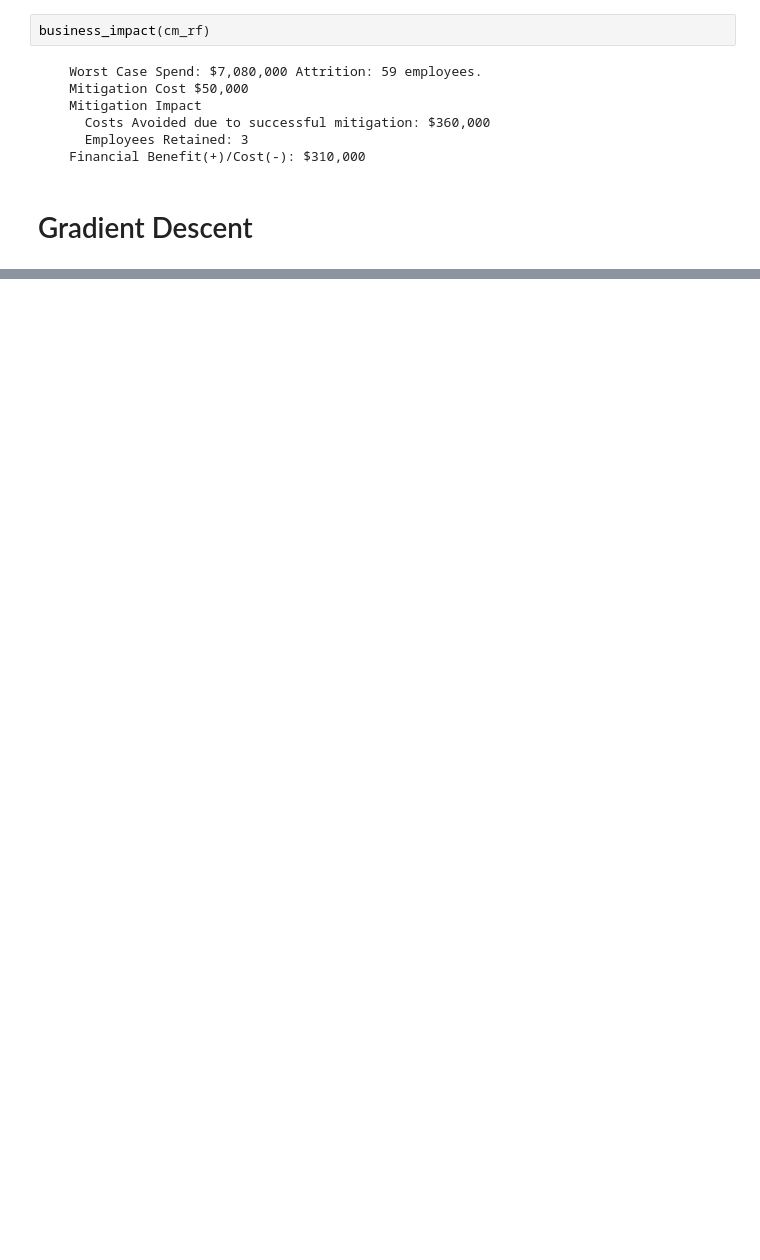
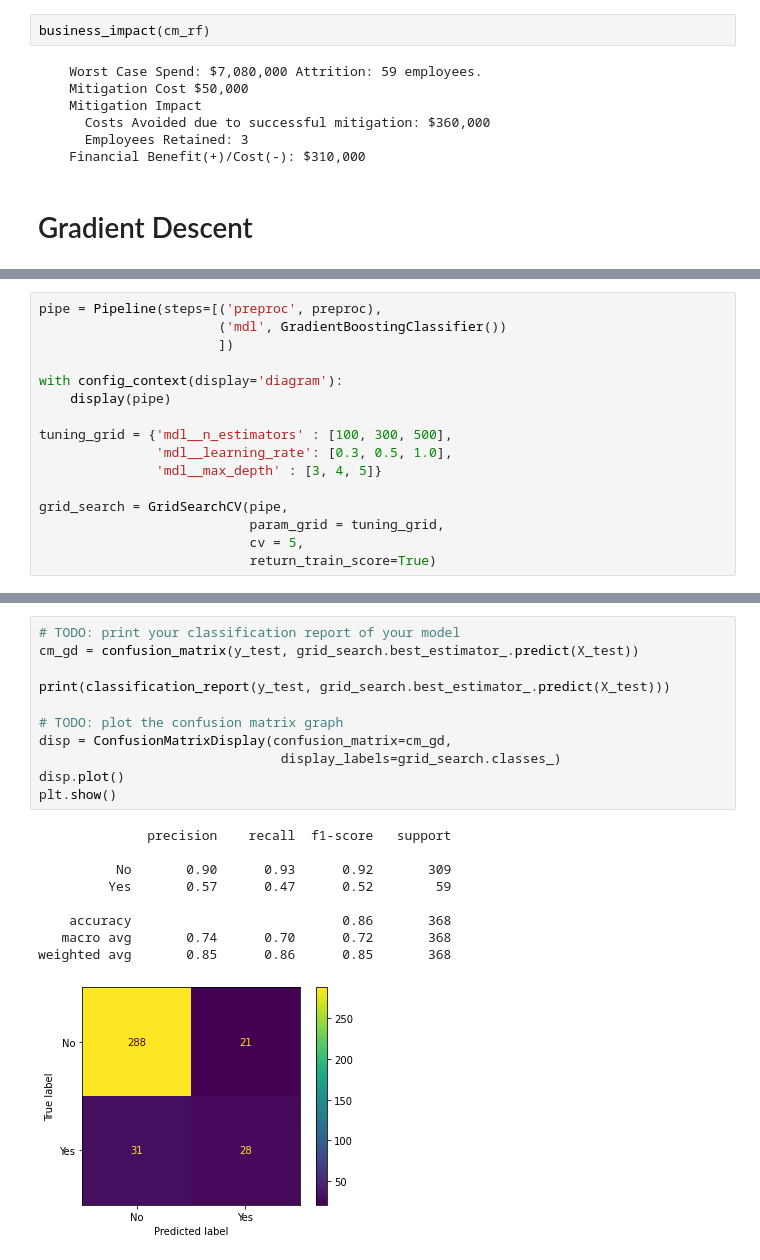
Before and after one commit to peter-callahan/vanderbilt, a Jupyter notebook: assign05-template/employee_churn_template.ipynb, the cells around one changed output, grey strips where cells are left out. Saved outputs shown, nothing was run; the diff lists cells and outputs as text; blank space fills up the shorter version.

```diff
--- a/assign05-template/employee_churn_template.ipynb
+++ b/assign05-template/employee_churn_template.ipynb
@@ -473,0 +556,16 @@ business_impact(cm_rf)
+# %%
+pipe = Pipeline(steps=[('preproc', preproc),
+                       ('mdl', GradientBoostingClassifier())
+                       ])
+
+with config_context(display='diagram'):
+    display(pipe)
+
+tuning_grid = {'mdl__n_estimators' : [100, 300, 500],
+               'mdl__learning_rate': [0.3, 0.5, 1.0],
+               'mdl__max_depth' : [3, 4, 5]}
+
+grid_search = GridSearchCV(pipe,
+                           param_grid = tuning_grid,
+                           cv = 5,
+                           return_train_score=True)
@@ -473,0 +679,21 @@ business_impact(cm_rf)
+# %%
+# TODO: print your classification report of your model
+cm_gd = confusion_matrix(y_test, grid_search.best_estimator_.predict(X_test))
+
+print(classification_report(y_test, grid_search.best_estimator_.predict(X_test)))
+
+# TODO: plot the confusion matrix graph
+disp = ConfusionMatrixDisplay(confusion_matrix=cm_gd,
+                               display_labels=grid_search.classes_)
+disp.plot()
+plt.show()
+# %% [output]
+              precision    recall  f1-score   support
+
+          No       0.90      0.93      0.92       309
+         Yes       0.57      0.47      0.52        59
+
+    accuracy                           0.86       368
+   macro avg       0.74      0.70      0.72       368
+weighted avg       0.85      0.86      0.85       368
+[figure, added]
```
Also changed, not shown: parts of 30 cells of this notebook.
